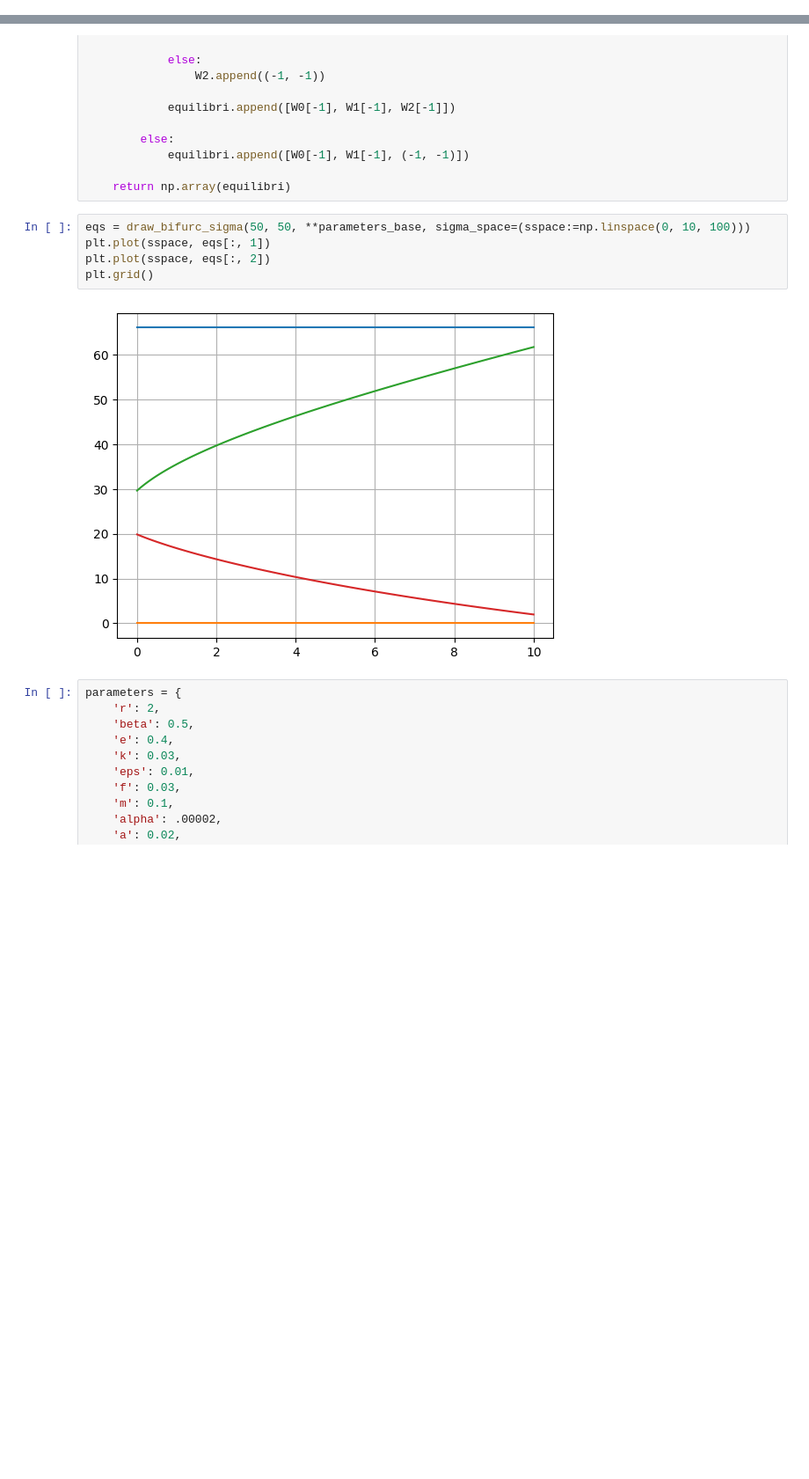
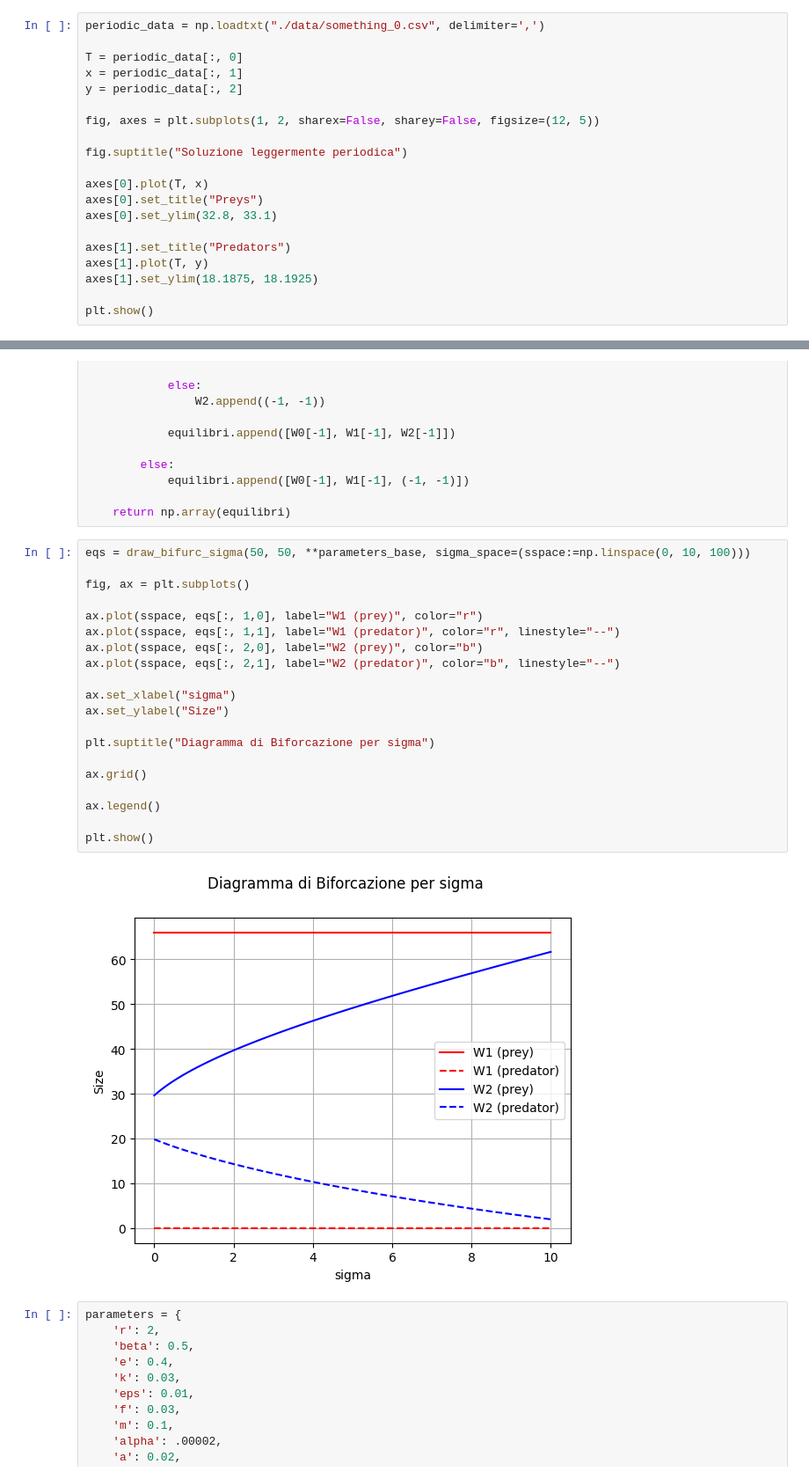
Before and after one commit to OdinMeng/AIDA-UNIVERSITY-NOTES-2025-2026, a Jupyter notebook: Complex Systems/project/Project_CS_SM3201466.ipynb, the cells around one changed output, grey strips where cells are left out. Shown at 88% size. Saved outputs shown, nothing was run; the diff lists cells and outputs as text; blank space fills up the shorter version.

```diff
--- a/Complex Systems/project/Project_CS_SM3201466.ipynb
+++ b/Complex Systems/project/Project_CS_SM3201466.ipynb
@@ -869,0 +870,20 @@ plt.show()
+# %%
+periodic_data = np.loadtxt("./data/something_0.csv", delimiter=',')
+
+T = periodic_data[:, 0]
+x = periodic_data[:, 1]
+y = periodic_data[:, 2]
+
+fig, axes = plt.subplots(1, 2, sharex=False, sharey=False, figsize=(12, 5))
+
+fig.suptitle("Soluzione leggermente periodica")
+
+axes[0].plot(T, x)
+axes[0].set_title("Preys")
+axes[0].set_ylim(32.8, 33.1)
+
+axes[1].set_title("Predators")
+axes[1].plot(T, y)
+axes[1].set_ylim(18.1875, 18.1925)
+
+plt.show()
@@ -1303,11 +1415,26 @@ def draw_bifurc_sigma(x0, y0, r, beta, e, k, eps, f, m, alpha, a, d, theta, psi,
     return np.array(equilibri)
 # %%
 eqs = draw_bifurc_sigma(50, 50, **parameters_base, sigma_space=(sspace:=np.linspace(0, 10, 100)))
-plt.plot(sspace, eqs[:, 1])
-plt.plot(sspace, eqs[:, 2])
-plt.grid()
+
+fig, ax = plt.subplots()
+
+ax.plot(sspace, eqs[:, 1,0], label="W1 (prey)", color="r")
+ax.plot(sspace, eqs[:, 1,1], label="W1 (predator)", color="r", linestyle="--")
+ax.plot(sspace, eqs[:, 2,0], label="W2 (prey)", color="b")
+ax.plot(sspace, eqs[:, 2,1], label="W2 (predator)", color="b", linestyle="--")
+
+ax.set_xlabel("sigma")
+ax.set_ylabel("Size")
+
+plt.suptitle("Diagramma di Biforcazione per sigma")
+
+ax.grid()
+
+ax.legend()
+
+plt.show()
 # %% [output]
-[figure, old version]
+[figure, new version]
 # %%
 parameters = {
     'r': 2,
```
Also changed, not shown: parts of 11 cells of this notebook, 3 other files.
